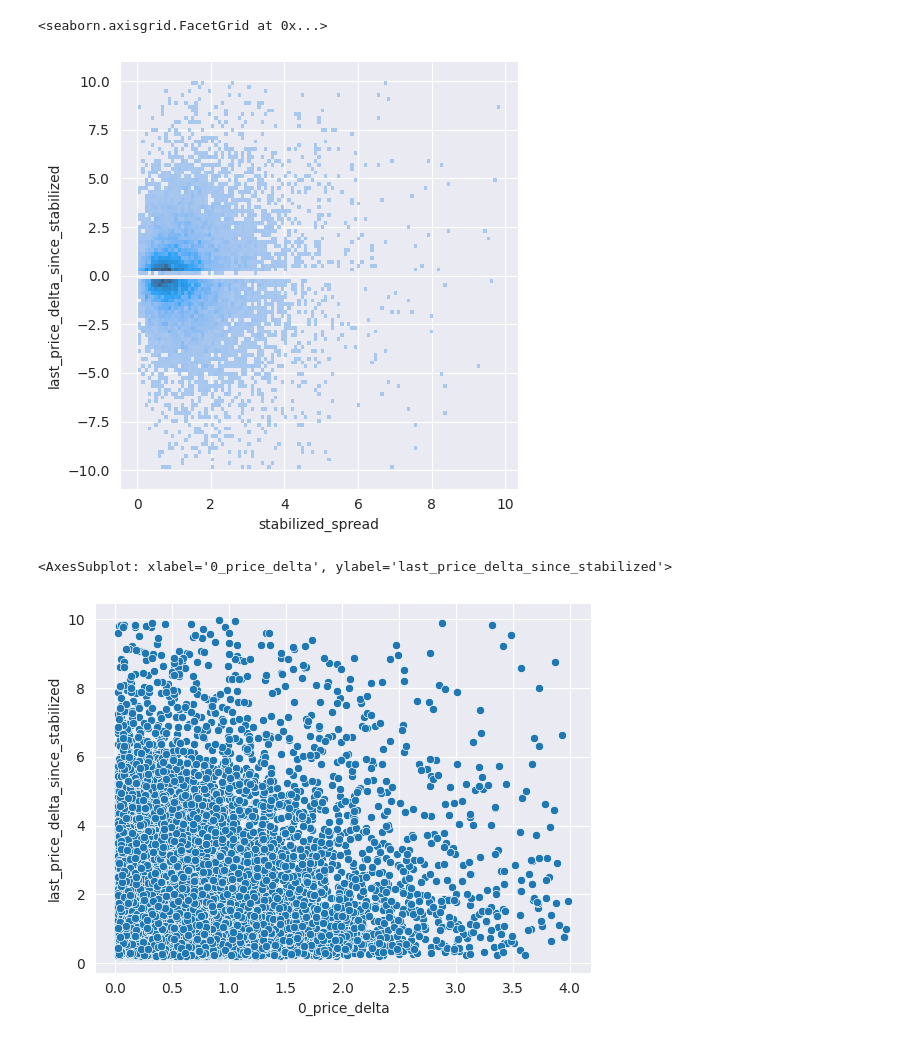
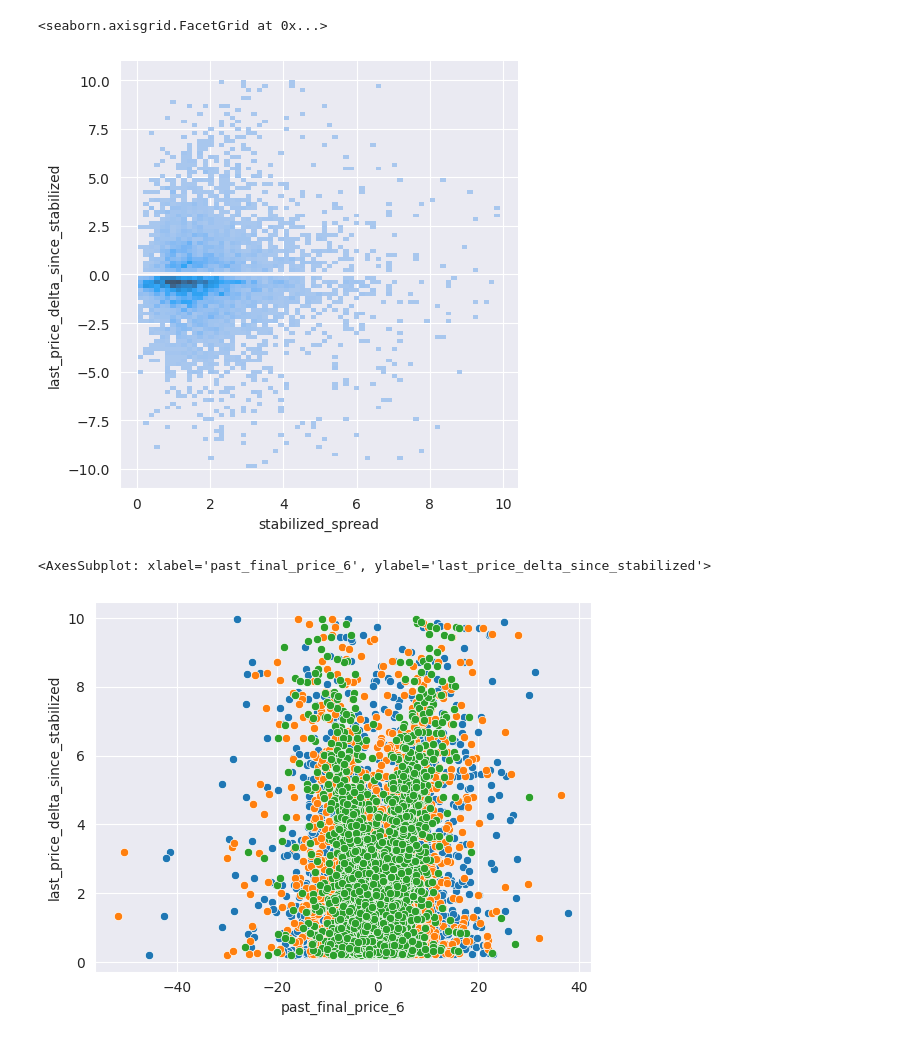
Before and after one commit to kjozsa/spreadsurfer, a Jupyter notebook: analyze.ipynb, the cells around one changed output. Saved outputs shown, nothing was run; the diff lists cells and outputs as text; code cells hidden in the pictures.

```diff
--- a/analyze.ipynb
+++ b/analyze.ipynb
@@ -10,18 +10,18 @@ df = df.astype({"wave_direction": 'float64'})
 # df = df[abs(df['last_price_delta_since_stabilized']) > 1]
 # df = df[abs(df['last_price_delta_since_stabilized']) < 8]
 
-df = df[abs(df['last_price_delta_since_stabilized']) < 10]
-df = df[abs(df['last_price_delta_since_stabilized']) > 0.2]
-df = df[df['stabilized_spread'] < 10] # nem tul nagy spread
-df = df[df['stabilized_amount_mean'] < 0.4]  # nem tul nagy tradek
-df = df[df['stabilized_nr_trades'] < 300]  # nem tul sok trade
+# df = df[abs(df['last_price_delta_since_stabilized']) < 10]
+# df = df[abs(df['last_price_delta_since_stabilized']) > 0.2]
+# df = df[df['stabilized_spread'] < 10] # nem tul nagy spread
+# df = df[df['stabilized_amount_mean'] < 0.4]  # nem tul nagy tradek
+# df = df[df['stabilized_nr_trades'] < 300]  # nem tul sok trade
 
 # for col in df.columns:
 #     if 'nr_trades' in col or 'price_delta' in col and not col.startswith('last'):
 #         df.drop(col, axis=1, inplace=True)
 # df.drop('wave_direction', axis=1, inplace=True)
 
-df = df[df['0_price_delta'] < 4]
+# df = df[df['0_price_delta'] < 4]
 
 df.reset_index(drop=True, inplace=True)
 df
@@ -72,13 +72,11 @@ sns.catplot(x=df.wave_direction, y=df.last_price_delta_since_stabilized)
 sns.displot(y=df.last_price_delta_since_stabilized, x=df.stabilized_spread)
 # %% [output]
 <seaborn.axisgrid.FacetGrid at 0x...>
-[figure, old version]
+[figure, new version]
 # %%
-sns.scatterplot(x=df['0_price_delta'], y=abs(df.last_price_delta_since_stabilized))
-# sns.scatterplot(x=df['1_price_delta'], y=abs(df.last_price_delta_since_stabilized))
-# sns.scatterplot(x=df['2_price_delta'], y=abs(df.last_price_delta_since_stabilized))
-# sns.scatterplot(x=df['3_price_delta'], y=abs(df.last_price_delta_since_stabilized))
-# sns.scatterplot(x=df['4_price_delta'], y=abs(df.last_price_delta_since_stabilized))
+sns.scatterplot(x=df['past_final_price_6'], y=abs(df.last_price_delta_since_stabilized))
+sns.scatterplot(x=df['past_final_price_7'], y=abs(df.last_price_delta_since_stabilized))
+sns.scatterplot(x=df['past_final_price_8'], y=abs(df.last_price_delta_since_stabilized))
 # %% [output]
-<AxesSubplot: xlabel='0_price_delta', ylabel='last_price_delta_since_stabilized'>
+<AxesSubplot: xlabel='past_final_price_6', ylabel='last_price_delta_since_stabilized'>
-[figure, old version]
+[figure, new version]
```
Also changed, not shown: parts of 3 cells of this notebook, 4 other files.
